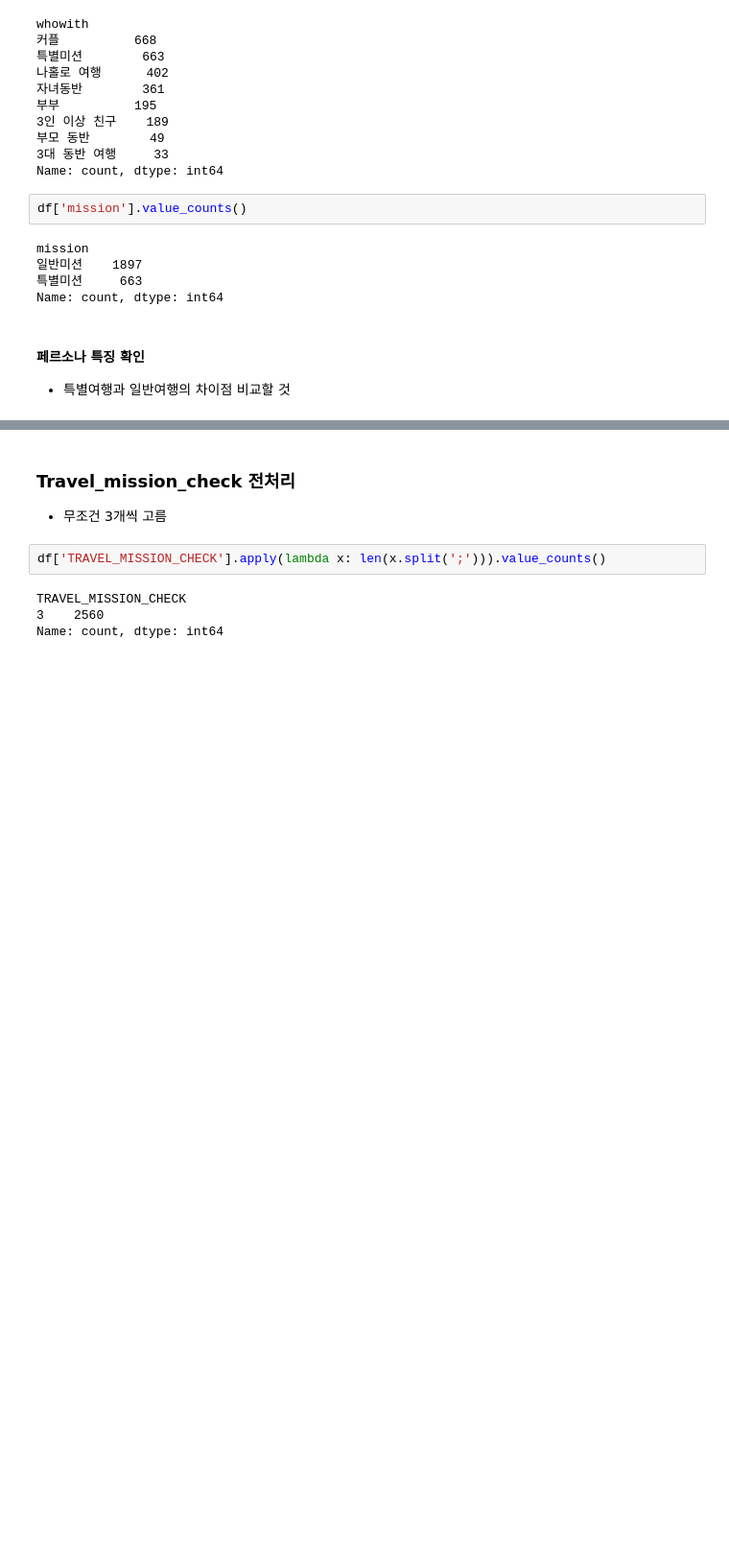
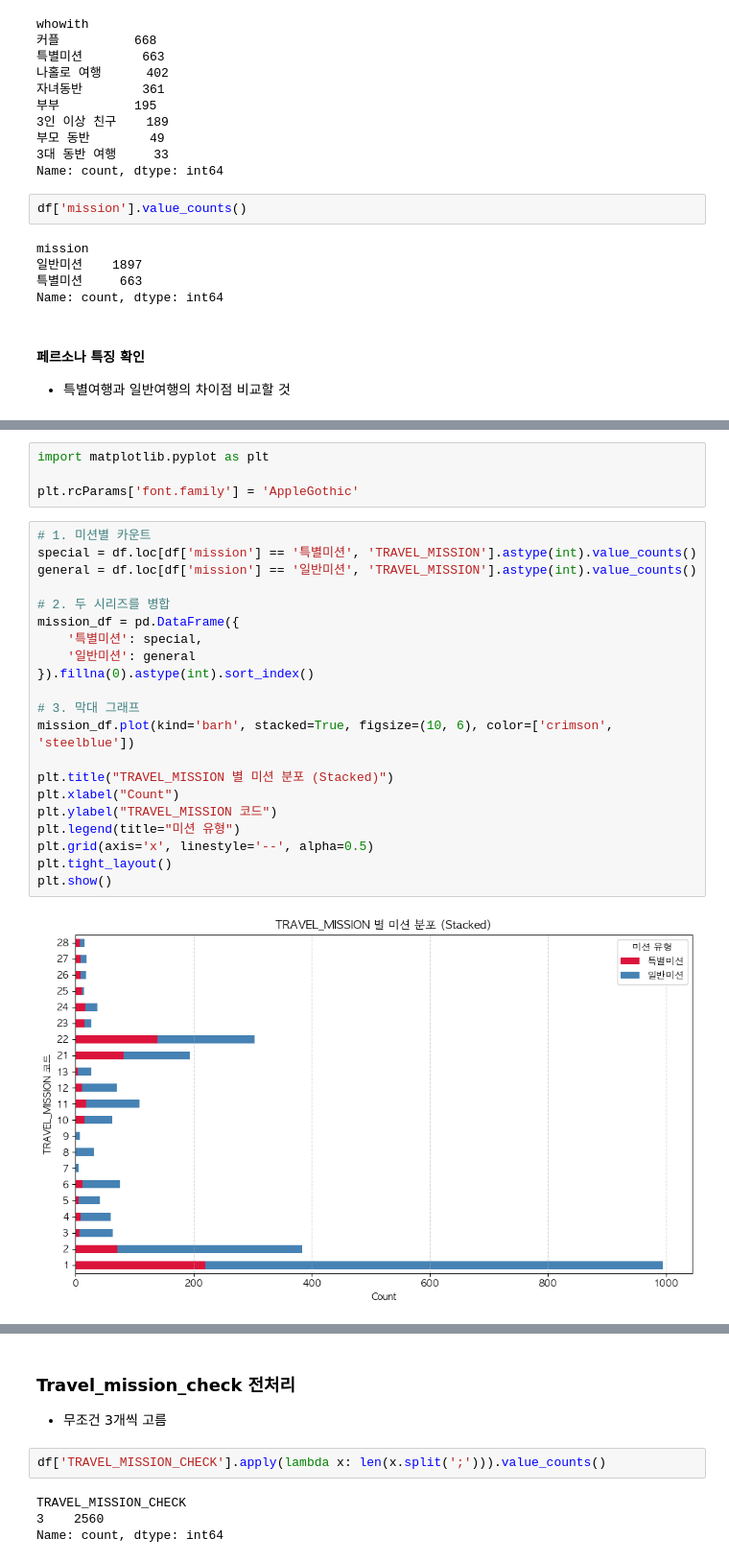
Before and after one commit to UnknwonD/GNN_Recommend, a Jupyter notebook: EDA/011_Travel_.ipynb, the cells around one changed output, grey strips where cells are left out. Shown at 96% size. Cells and saved outputs as stored; diff of their text form; blank space fills up the shorter version.

```diff
--- a/EDA/011_Travel_.ipynb
+++ b/EDA/011_Travel_.ipynb
@@ -132,0 +131,27 @@ df[df['mission'] == '특별미션']
+# %%
+import matplotlib.pyplot as plt
+
+plt.rcParams['font.family'] = 'AppleGothic'
+# %%
+# 1. 미션별 카운트
+special = df.loc[df['mission'] == '특별미션', 'TRAVEL_MISSION'].astype(int).value_counts()
+general = df.loc[df['mission'] == '일반미션', 'TRAVEL_MISSION'].astype(int).value_counts()
+
+# 2. 두 시리즈를 병합
+mission_df = pd.DataFrame({
+    '특별미션': special,
+    '일반미션': general
+}).fillna(0).astype(int).sort_index()
+
+# 3. 막대 그래프
+mission_df.plot(kind='barh', stacked=True, figsize=(10, 6), color=['crimson', 'steelblue'])
+
+plt.title("TRAVEL_MISSION 별 미션 분포 (Stacked)")
+plt.xlabel("Count")
+plt.ylabel("TRAVEL_MISSION 코드")
+plt.legend(title="미션 유형")
+plt.grid(axis='x', linestyle='--', alpha=0.5)
+plt.tight_layout()
+plt.show()
+# %% [output]
+[figure, added]
```
Also changed, not shown: parts of 6 cells of this notebook, 4 other files.
